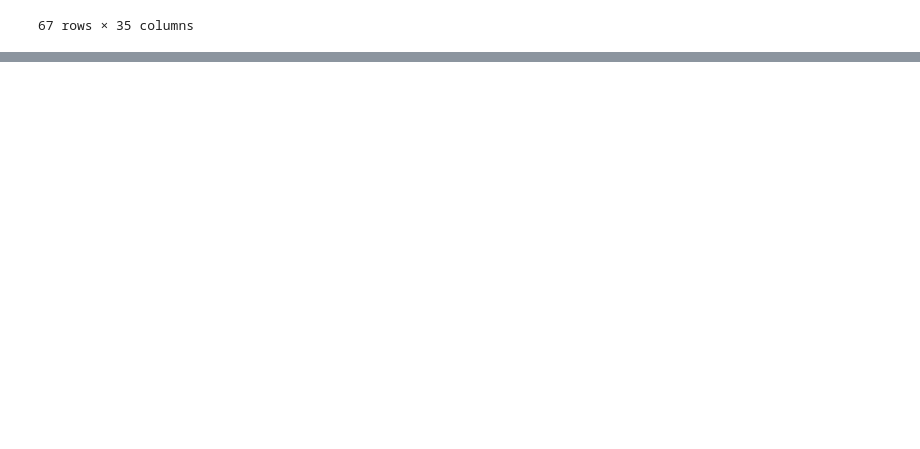
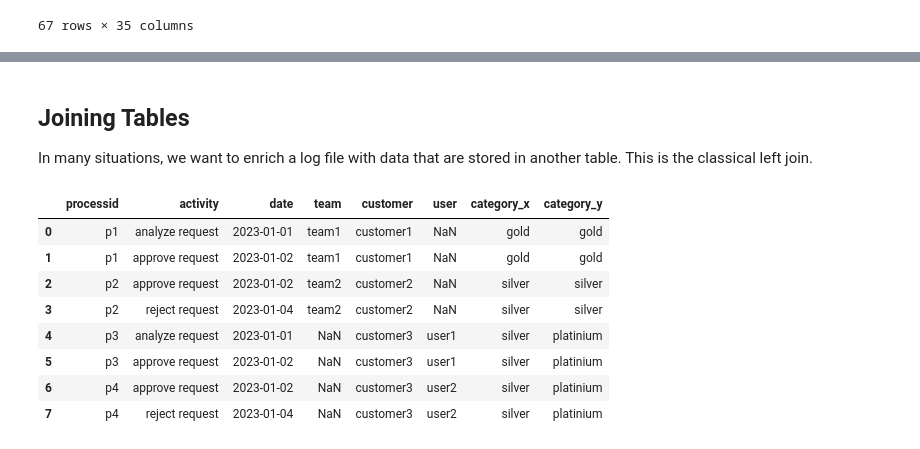
Before and after one commit to IBM/processmining, a Jupyter notebook: Process Apps/Pandas Tuto/pandas_basics_process_apps.ipynb, the cells around one changed output, grey strips where cells are left out. Drawn from its saved outputs; the diff is of its cells as text; code cells hidden in the pictures; blank space fills up the shorter version.

```diff
--- a/Process Apps/Pandas Tuto/pandas_basics_process_apps.ipynb
+++ b/Process Apps/Pandas Tuto/pandas_basics_process_apps.ipynb
@@ -203,0 +213,22 @@ df
+# %%
+import pandas as pd
+
+df1_JSON = [
+    {'processid':'p1', 'activity':'analyze request', 'date':'2023-01-01', 'team':'team1','customer':'customer1'},
+    {'processid':'p1', 'activity':'approve request', 'date':'2023-01-02', 'team':'team1','customer':'customer1'},
+    {'processid':'p2', 'activity':'approve request', 'date':'2023-01-02', 'team':'team2','customer':'customer2'},
+    {'processid':'p2', 'activity':'reject request', 'date':'2023-01-04', 'team':'team2','customer':'customer2'},
+    ]
+df1 = pd.DataFrame(df1_JSON)
+
+df2_JSON = [
+    {'processid':'p3', 'activity':'analyze request', 'date':'2023-01-01','user':'user1','customer':'customer3'},
+    {'processid':'p3', 'activity':'approve request', 'date':'2023-01-02','user':'user1','customer':'customer3'},
+    {'processid':'p4', 'activity':'approve request', 'date':'2023-01-02','user':'user2','customer':'customer3'},
+    {'processid':'p4', 'activity':'reject request', 'date':'2023-01-04','user':'user2','customer':'customer3'},
+    ]
+df2 = pd.DataFrame(df2_JSON)
+
+df = pd.concat([df1, df2])
+
+df
@@ -203,0 +245,24 @@ df
+# %% [markdown]
+## Joining Tables
+In many situations, we want to enrich a log file with data that are stored in another table. This is the classical left join.
+# %%
+customers_JSON = [
+    {'customer':'customer1', 'category':'gold'},
+    {'customer':'customer2', 'category':'silver'},
+    {'customer':'customer3', 'category':'platinium'},
+    {'customer':'customer4', 'category':'gold'},
+    ]
+customer_df = pd.DataFrame(customers_JSON)
+
+df = df.merge(customer_df, how='left', right_on='customer',left_on='customer')
+df
+# %% [output]
+|  | processid | activity | date | team | customer | user | category_x | category_y |
+| 0 | p1 | analyze request | 2023-01-01 | team1 | customer1 | NaN | gold | gold |
+| 1 | p1 | approve request | 2023-01-02 | team1 | customer1 | NaN | gold | gold |
+| 2 | p2 | approve request | 2023-01-02 | team2 | customer2 | NaN | silver | silver |
+| 3 | p2 | reject request | 2023-01-04 | team2 | customer2 | NaN | silver | silver |
+| 4 | p3 | analyze request | 2023-01-01 | NaN | customer3 | user1 | silver | platinium |
+| 5 | p3 | approve request | 2023-01-02 | NaN | customer3 | user1 | silver | platinium |
+| 6 | p4 | approve request | 2023-01-02 | NaN | customer3 | user2 | silver | platinium |
+| 7 | p4 | reject request | 2023-01-04 | NaN | customer3 | user2 | silver | platinium |
```
Also changed, not shown: parts of 2 cells of this notebook, 8 other files.
